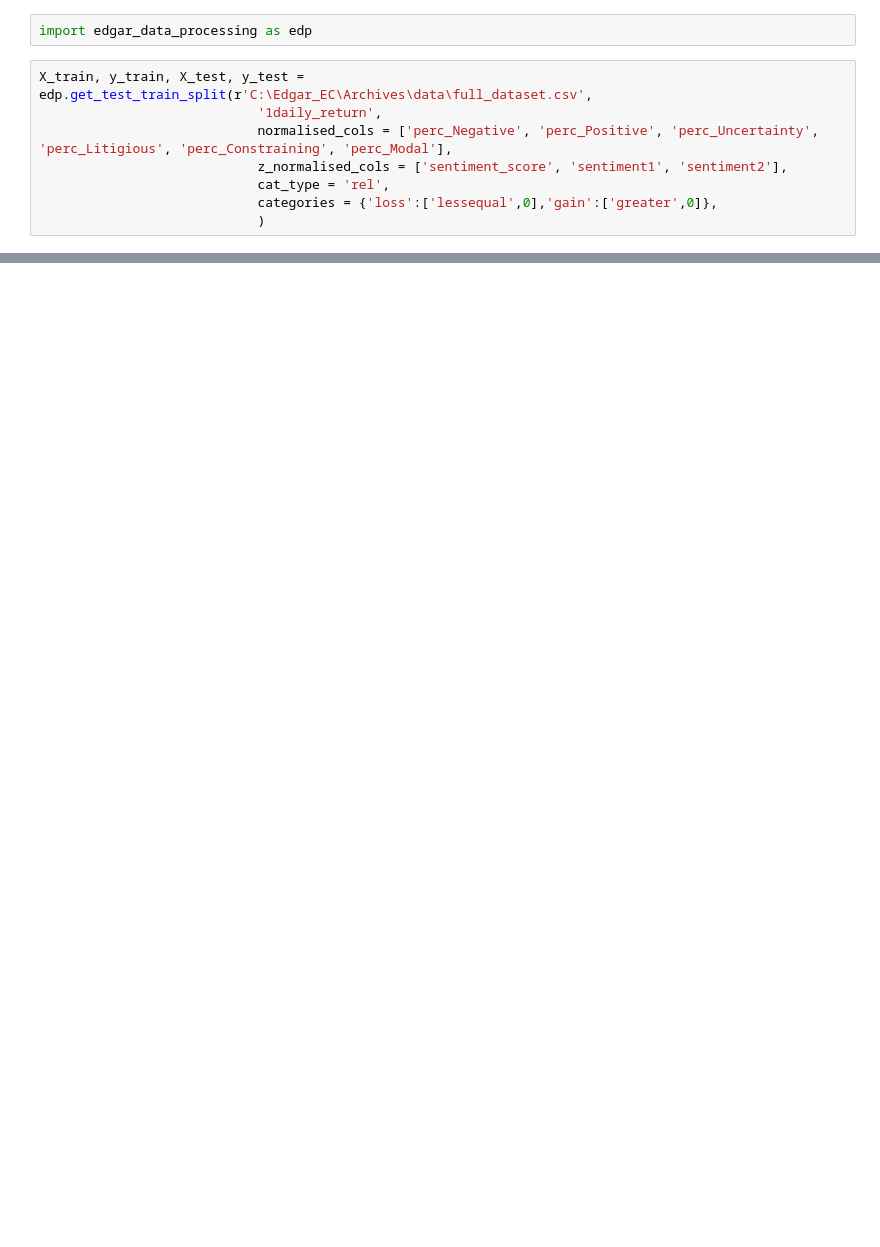
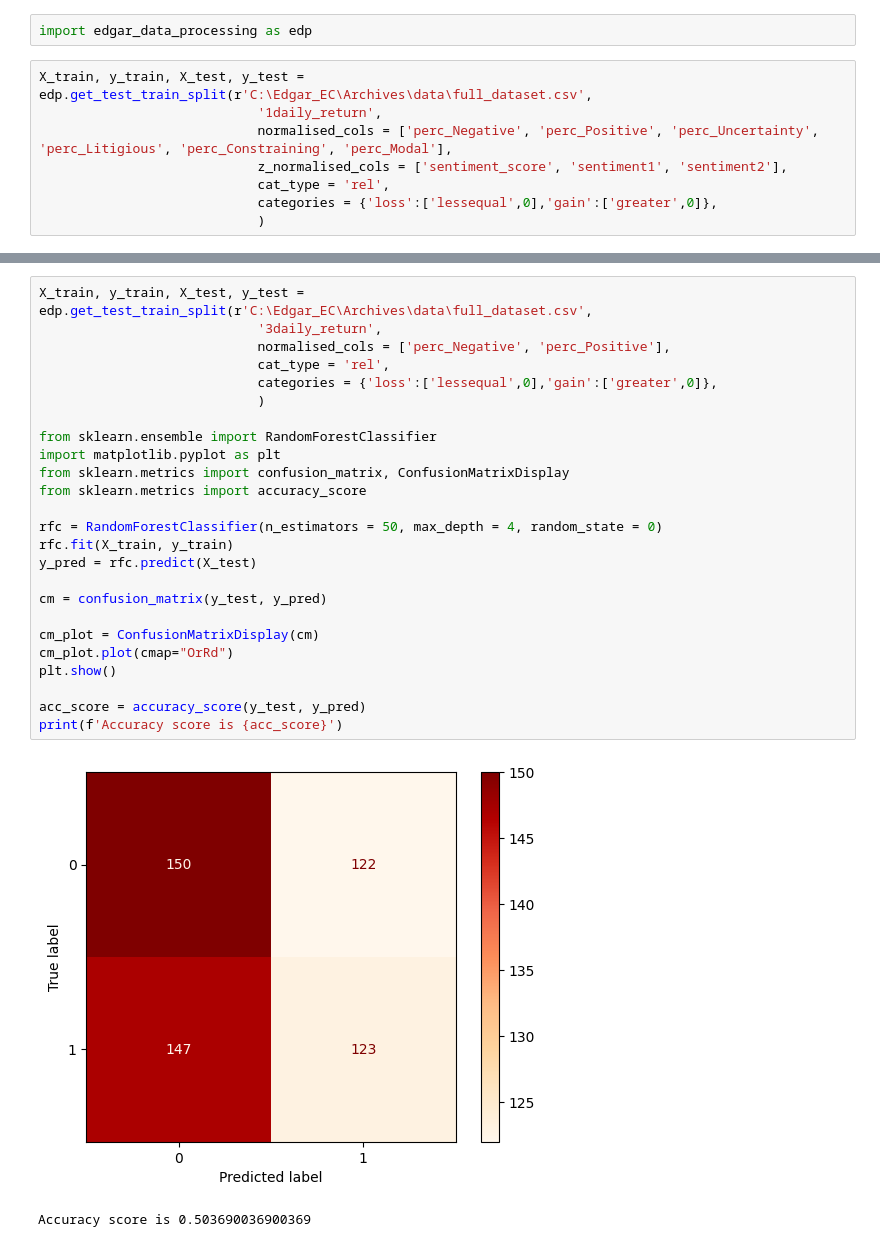
Before and after one commit to huwrees/EDGAR_Sentiment_Analysis, a Jupyter notebook: test_data_processing.ipynb, the cells around one changed output, grey strips where cells are left out. Cells and saved outputs as stored; diff of their text form; blank space fills up the shorter version.

```diff
--- a/test_data_processing.ipynb
+++ b/test_data_processing.ipynb
@@ -67,0 +96,28 @@ Accuracy score is 0.5295169946332737
+# %%
+X_train, y_train, X_test, y_test = edp.get_test_train_split(r'C:\Edgar_EC\Archives\data\full_dataset.csv',
+                            '3daily_return',
+                            normalised_cols = ['perc_Negative', 'perc_Positive'],
+                            cat_type = 'rel',
+                            categories = {'loss':['lessequal',0],'gain':['greater',0]},
+                            )
+
+from sklearn.ensemble import RandomForestClassifier
+import matplotlib.pyplot as plt
+from sklearn.metrics import confusion_matrix, ConfusionMatrixDisplay
+from sklearn.metrics import accuracy_score
+
+rfc = RandomForestClassifier(n_estimators = 50, max_depth = 4, random_state = 0)
+rfc.fit(X_train, y_train)
+y_pred = rfc.predict(X_test)
+
+cm = confusion_matrix(y_test, y_pred)
+
+cm_plot = ConfusionMatrixDisplay(cm)
+cm_plot.plot(cmap="OrRd")
+plt.show()
+
+acc_score = accuracy_score(y_test, y_pred)
+print(f'Accuracy score is {acc_score}')
+# %% [output]
+[figure, added]
+Accuracy score is 0.503690036900369
```
Also changed, not shown: parts of 48 cells of this notebook.
